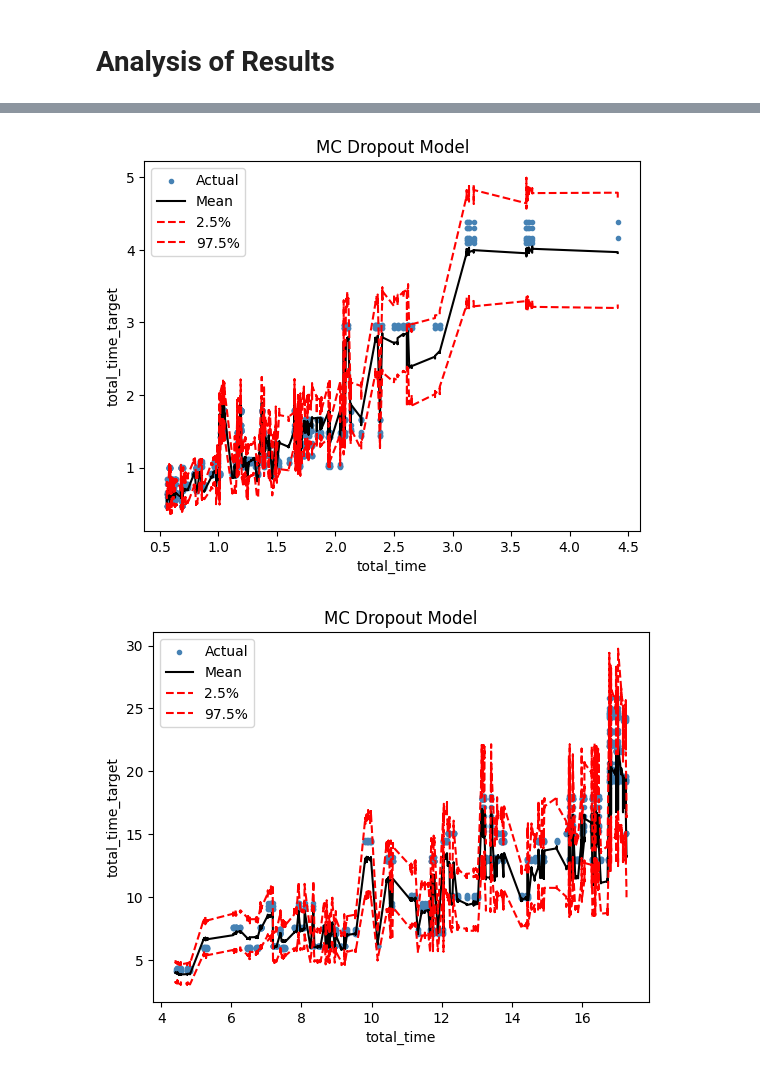
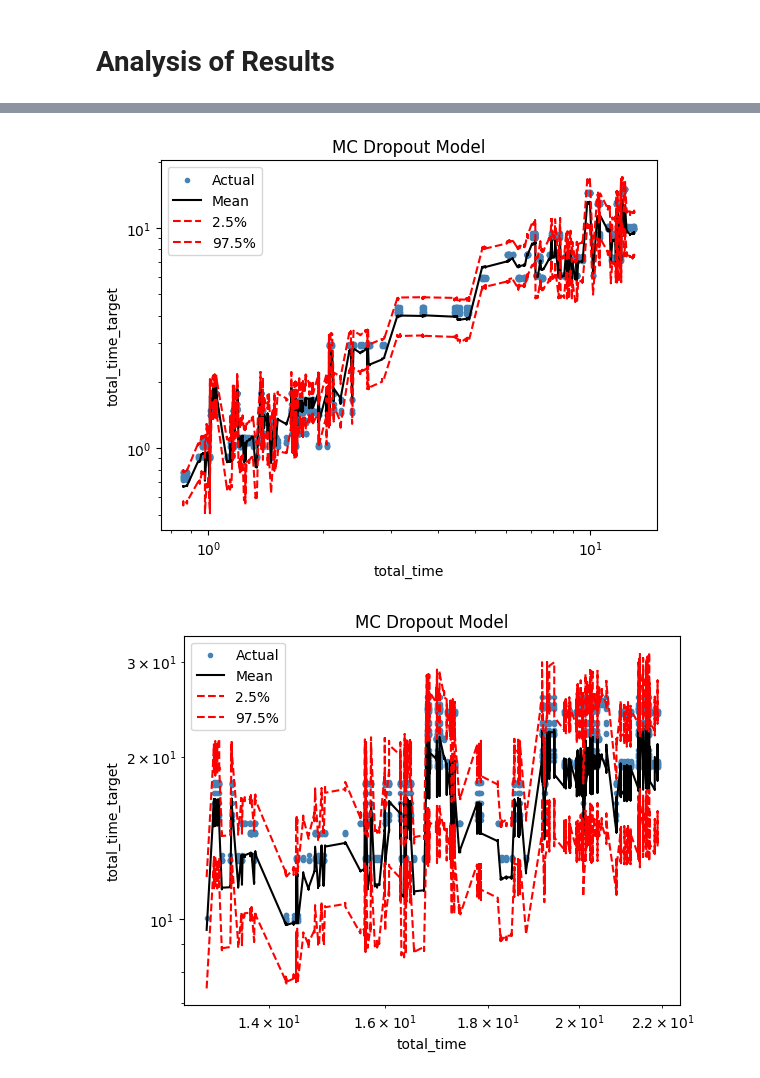
Before and after one commit to FrancoCabezasPoblete/resource-prediction-study, a Jupyter notebook: notebooks/modelMCDropout.ipynb, the cells around one changed output, grey strips where cells are left out. Drawn from its saved outputs; the diff is of its cells as text; code cells hidden in the pictures.

Commit message:
feat: new mcdropout plots

```diff
--- a/notebooks/modelMCDropout.ipynb
+++ b/notebooks/modelMCDropout.ipynb
@@ -365,5 +367,5 @@ Max Prediction: 121.52186584472656 | Actual: 287.24993896484375 | Error: 165.728
 # %%
-runs = 250
+runs = 1000
 predictions = np.zeros((runs, y_scaled_full.shape[0], 1))
 for i in range(runs):
 	predictions[i] = np.expm1(inv_scaling(model.predict(X_test), y_scaler))
@@ -411,6 +440,6 @@ plt.show()
 # %%
-begin = len(test_df_og)//5
-limit = 2*len(test_df_og)//5
+begin = len(test_df_og)//4
+limit = 2*len(test_df_og)//4
 plt.scatter(test_df_og['total_time'].iloc[begin:limit], y_scaled_full[begin:limit], color="steelblue", alpha=1, marker=".")
 plt.plot(test_df_og['total_time'].iloc[begin:limit], np.mean(predictions[:,begin:limit], axis=0), color="black", linewidth=1.5)
 plt.plot(test_df_og['total_time'].iloc[begin:limit], np.quantile(predictions[:,begin:limit], 0.025, axis=0), color="red", linewidth=1.5, linestyle="--")
@@ -419,21 +448,25 @@ plt.xlabel("total_time")
 plt.ylabel("total_time_target")
 plt.title("MC Dropout Model")
 plt.legend(["Actual","Mean", "2.5%", "97.5%"])
+plt.yscale('log')
+plt.xscale('log')
 plt.show()
 # %% [output]
-[figure, old version]
+[figure, new version]
 # %%
-begin = 2*len(test_df_og)//5
-limit = 3*len(test_df_og)//5
+begin = 2*len(test_df_og)//4
+limit = 3*len(test_df_og)//4
 plt.scatter(test_df_og['total_time'].iloc[begin:limit], y_scaled_full[begin:limit], color="steelblue", alpha=1, marker=".")
 plt.plot(test_df_og['total_time'].iloc[begin:limit], np.mean(predictions[:,begin:limit], axis=0), color="black", linewidth=1.5)
 plt.plot(test_df_og['total_time'].iloc[begin:limit], np.quantile(predictions[:,begin:limit], 0.025, axis=0), color="red", linewidth=1.5, linestyle="--")
 plt.plot(test_df_og['total_time'].iloc[begin:limit], np.quantile(predictions[:,begin:limit], 0.975, axis=0), color="red", linewidth=1.5, linestyle="--")
 plt.xlabel("total_time")
 plt.ylabel("total_time_target")
 plt.title("MC Dropout Model")
 plt.legend(["Actual","Mean", "2.5%", "97.5%"])
+plt.yscale('log')
+plt.xscale('log')
 plt.show()
 # %% [output]
-[figure, old version]
+[figure, new version]
 # %%
```
Also changed, not shown: parts of 10 cells of this notebook.
